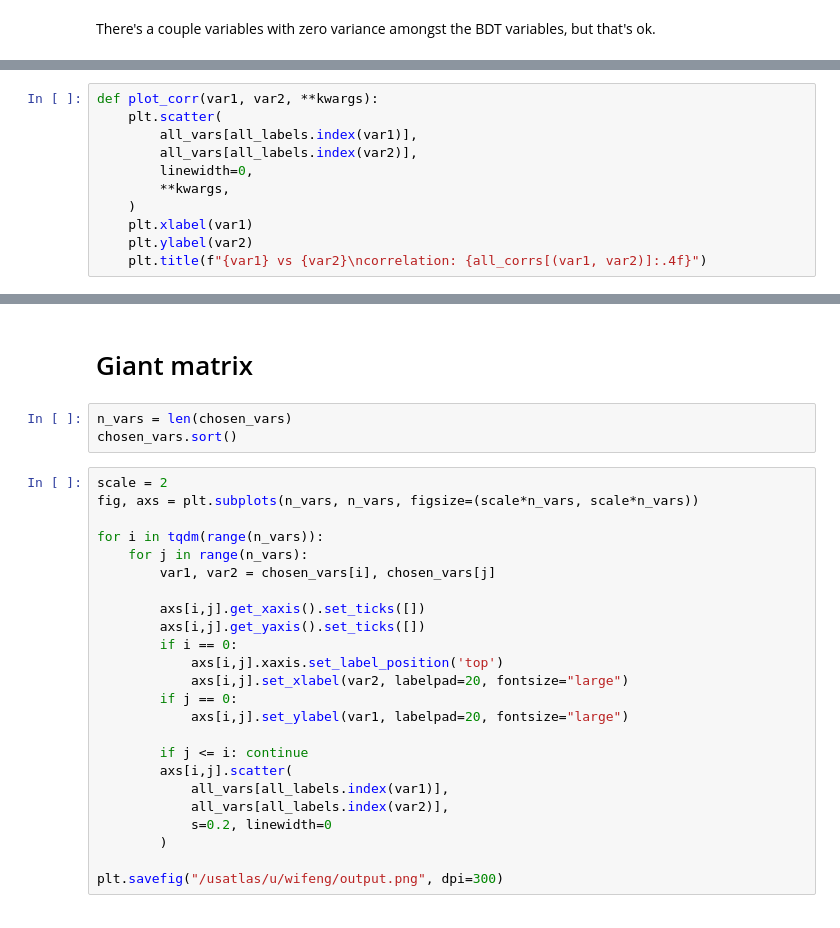
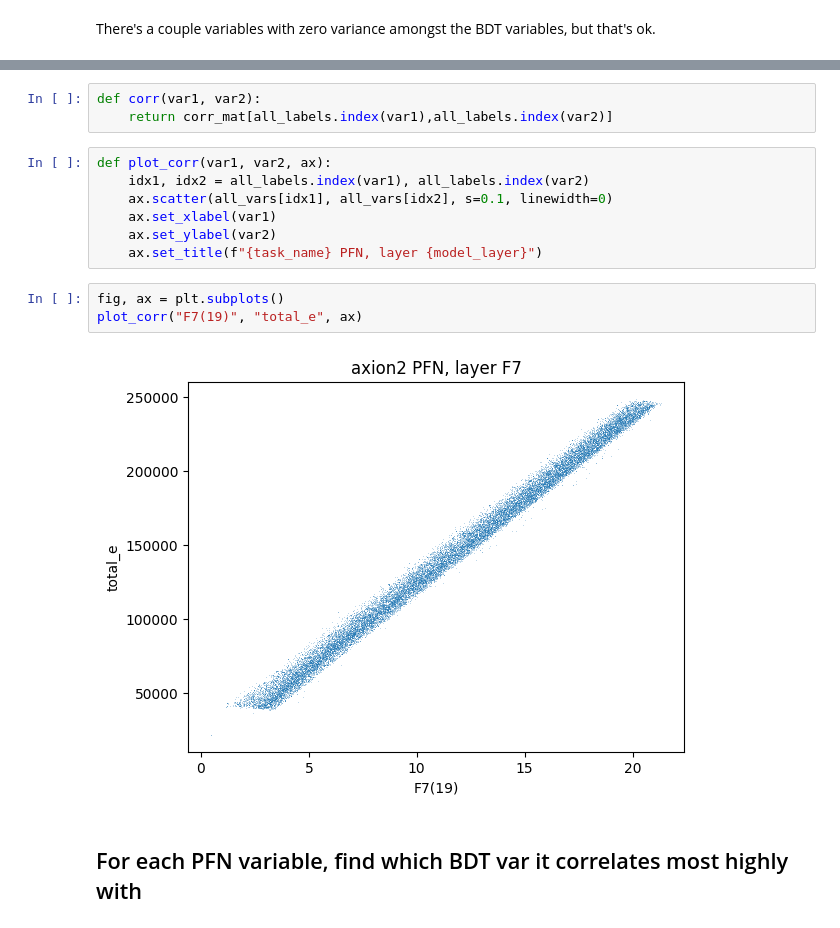
Before and after one commit to womogenes/photon-jet, a Jupyter notebook: final_evaluate/pfn_feature_analysis/correlations.ipynb, the cells around one changed output, grey strips where cells are left out. Cells and saved outputs as stored; diff of their text form.

```diff
--- a/final_evaluate/pfn_feature_analysis/correlations.ipynb
+++ b/final_evaluate/pfn_feature_analysis/correlations.ipynb
@@ -188,11 +85,0 @@ chosen_vars = list(chosen_vars)
-# %%
-def plot_corr(var1, var2, **kwargs):
-    plt.scatter(
-        all_vars[all_labels.index(var1)],
-        all_vars[all_labels.index(var2)],
-        linewidth=0,
-        **kwargs,
-    )
-    plt.xlabel(var1)
-    plt.ylabel(var2)
-    plt.title(f"{var1} vs {var2}\ncorrelation: {all_corrs[(var1, var2)]:.4f}")
@@ -203,29 +86,17 @@ plot_corr("firstlayer_e", "F7(96)", s=0.2)
-# %% [markdown]
-# Giant matrix
-# %%
-n_vars = len(chosen_vars)
-chosen_vars.sort()
-# %%
-scale = 2
-fig, axs = plt.subplots(n_vars, n_vars, figsize=(scale*n_vars, scale*n_vars))
-
-for i in tqdm(range(n_vars)):
-    for j in range(n_vars):
-        var1, var2 = chosen_vars[i], chosen_vars[j]
-
-        axs[i,j].get_xaxis().set_ticks([])
-        axs[i,j].get_yaxis().set_ticks([])
-        if i == 0:
-            axs[i,j].xaxis.set_label_position('top')
-            axs[i,j].set_xlabel(var2, labelpad=20, fontsize="large")
-        if j == 0:
-            axs[i,j].set_ylabel(var1, labelpad=20, fontsize="large")
-
-        if j <= i: continue
-        axs[i,j].scatter(
-            all_vars[all_labels.index(var1)],
-            all_vars[all_labels.index(var2)],
-            s=0.2, linewidth=0
-        )
-
-plt.savefig("/usatlas/u/wifeng/output.png", dpi=300)
+# %%
+def corr(var1, var2):
+    return corr_mat[all_labels.index(var1),all_labels.index(var2)]
+# %%
+def plot_corr(var1, var2, ax):
+    idx1, idx2 = all_labels.index(var1), all_labels.index(var2)
+    ax.scatter(all_vars[idx1], all_vars[idx2], s=0.1, linewidth=0)
+    ax.set_xlabel(var1)
+    ax.set_ylabel(var2)
+    ax.set_title(f"{task_name} PFN, layer {model_layer}")
+# %%
+fig, ax = plt.subplots()
+plot_corr("F7(19)", "total_e", ax)
+# %% [output]
+[figure, added]
+# %% [markdown]
+## For each PFN variable, find which BDT var it correlates most highly with
```
Also changed, not shown: parts of 15 cells of this notebook.
